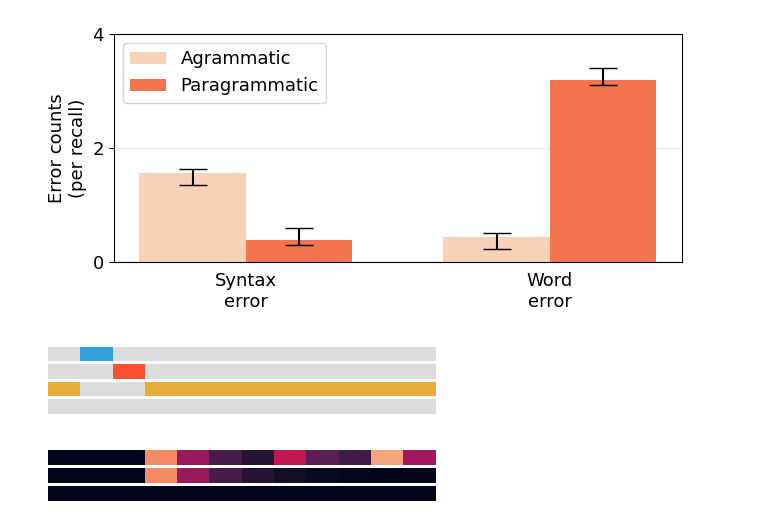
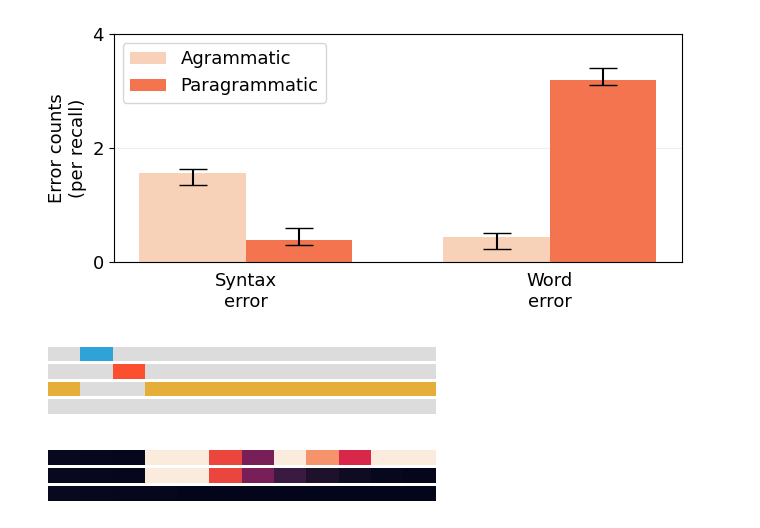
Before and after one commit to linsun2020/Syntactic_WM, a Jupyter notebook: Aphasias.ipynb, the cells around one changed output. Cells and saved outputs as stored; diff of their text form; code cells hidden in the pictures.

```diff
--- a/Aphasias.ipynb
+++ b/Aphasias.ipynb
@@ -482,8 +482,8 @@ auto_gramm = True
 sentence = []
 for n in range(head): sentence.append(cjn.in_in())
 for n in range(num_steps): sentence.append(cjn.in_in(word=0))
-for n in range(30): sentence.append([cjn.in_in(word=1),cjn.in_in(word=3,morpheme=3),cjn.in_in(word=2)])
-# for n in range(30): sentence.append([cjn.in_in(word=1),cjn.in_in(word=2,morpheme=2)])
+# for n in range(30): sentence.append([cjn.in_in(word=1),cjn.in_in(word=3,morpheme=3),cjn.in_in(word=2)])
+for n in range(30): sentence.append([cjn.in_in(word=1),cjn.in_in(word=2,morpheme=2)])
 for n in range(tail): sentence.append(cjn.in_in())
 
 ## initialising the working memory model
@@ -1198,15 +1198,15 @@ palette = sn.color_palette(cct.glasbey_hv, 14)
 a4_dims = (4*1.25, 3.5/14*2.65)
 fig, ax = plt.subplots(nrows=3,figsize=a4_dims)
 
-snsplt = sn.heatmap(np.expand_dims(bb[:,0], axis=0),ax=ax[0],cmap='rocket',vmin=0,vmax=0.65,cbar=False)
+snsplt = sn.heatmap(np.expand_dims(bb[:,0], axis=0),ax=ax[0],cmap='rocket',vmin=0,vmax=0.2,cbar=False)
 snsplt.tick_params(top = False, bottom = False,left = False, right = False)
 snsplt.set_yticks([])
 snsplt.set_xticks([])
-snsplt = sn.heatmap(np.expand_dims(bb[:,1], axis=0),ax=ax[1],cmap='rocket',vmin=0,vmax=0.65,cbar=False)
+snsplt = sn.heatmap(np.expand_dims(bb[:,1], axis=0),ax=ax[1],cmap='rocket',vmin=0,vmax=0.2,cbar=False)
 snsplt.tick_params(top = False, bottom = False,left = False, right = False)
 snsplt.set_yticks([])
 snsplt.set_xticks([])
-snsplt = sn.heatmap(np.expand_dims(bb[:,2], axis=0),ax=ax[2],cmap='rocket',vmin=0,vmax=0.65,cbar=False)
+snsplt = sn.heatmap(np.expand_dims(bb[:,2], axis=0),ax=ax[2],cmap='rocket',vmin=0,vmax=0.2,cbar=False)
 snsplt.tick_params(top = False, bottom = False,left = False, right = False)
 snsplt.set_yticks([])
 snsplt.set_xticks([])
@@ -1260,31 +1260,31 @@ snsplt.set_xticks([])
 # snsplt.set_xticks([])
 
 # snsplt = sn.heatmap(np.expand_dims(bb[:,12], axis=0),ax=ax[12],cmap=clr.LinearSegmentedColormap.from_list('Custom', [(0,    '#dcdcdc'),
 #                                               (1, palette.as_hex()[12])], 2),vmin=0,vmax=1,cbar=False)
 # snsplt.tick_params(top = False, bottom = False,left = False, right = False)
 # snsplt.set_yticks([])
 # snsplt.set_xticks([])
 
 # snsplt = sn.heatmap(np.expand_dims(bb[:,13], axis=0),ax=ax[13],cmap=clr.LinearSegmentedColormap.from_list('Custom', [(0,    '#dcdcdc'),
 #                                               (1, palette.as_hex()[13])], 2),vmin=0,vmax=1,cbar=False)
 # snsplt.tick_params(top = False, bottom = False,left = False, right = False)
 # snsplt.set_yticks([])
 # snsplt.set_xticks([])
 
 # snsplt = sn.heatmap(np.expand_dims(bb[:,14], axis=0),ax=ax[14],cmap=clr.LinearSegmentedColormap.from_list('Custom', [(0,    '#dcdcdc'),
 #                                               (1, palette.as_hex()[14])], 2),vmin=0,vmax=1,cbar=False)
 # snsplt.tick_params(top = False, bottom = False,left = False, right = False)
 # snsplt.set_yticks([])
 # snsplt.set_xticks([])
 
 
 # snsplt.tick_params(length=7.5)
 # ax.set_yticklabels(['',''])
 snsplt.tick_params(bottom = False,left = False)
 
 snsplt.set(xlabel=None,ylabel=None)
 # snsplt.get_legend().remove()
 
 plt.savefig(fname='retrieving', transparent=True)
 # %% [output]
-[figure, old version]
+[figure, new version]
```
Also changed, not shown: parts of 2 cells of this notebook.
